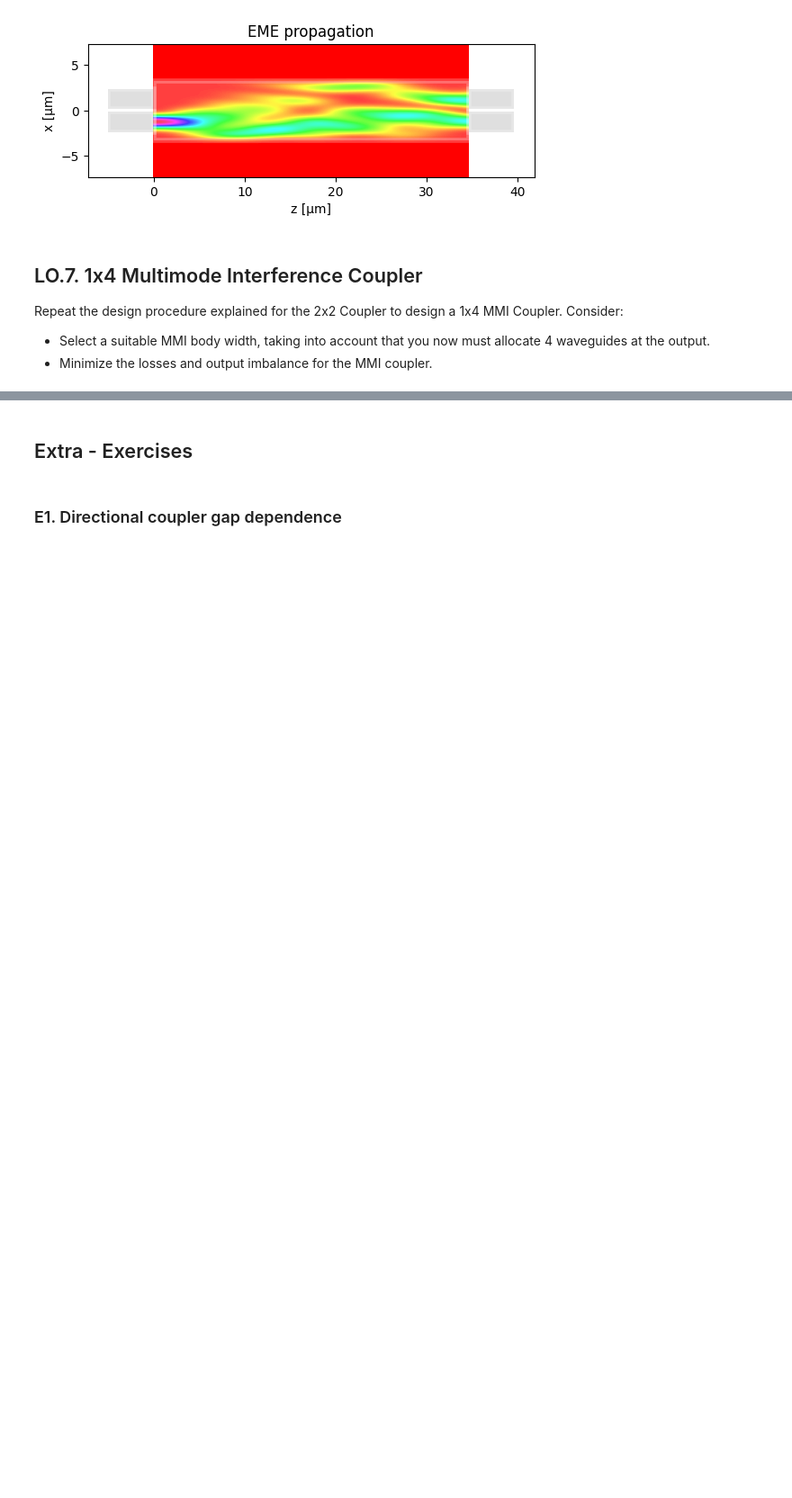
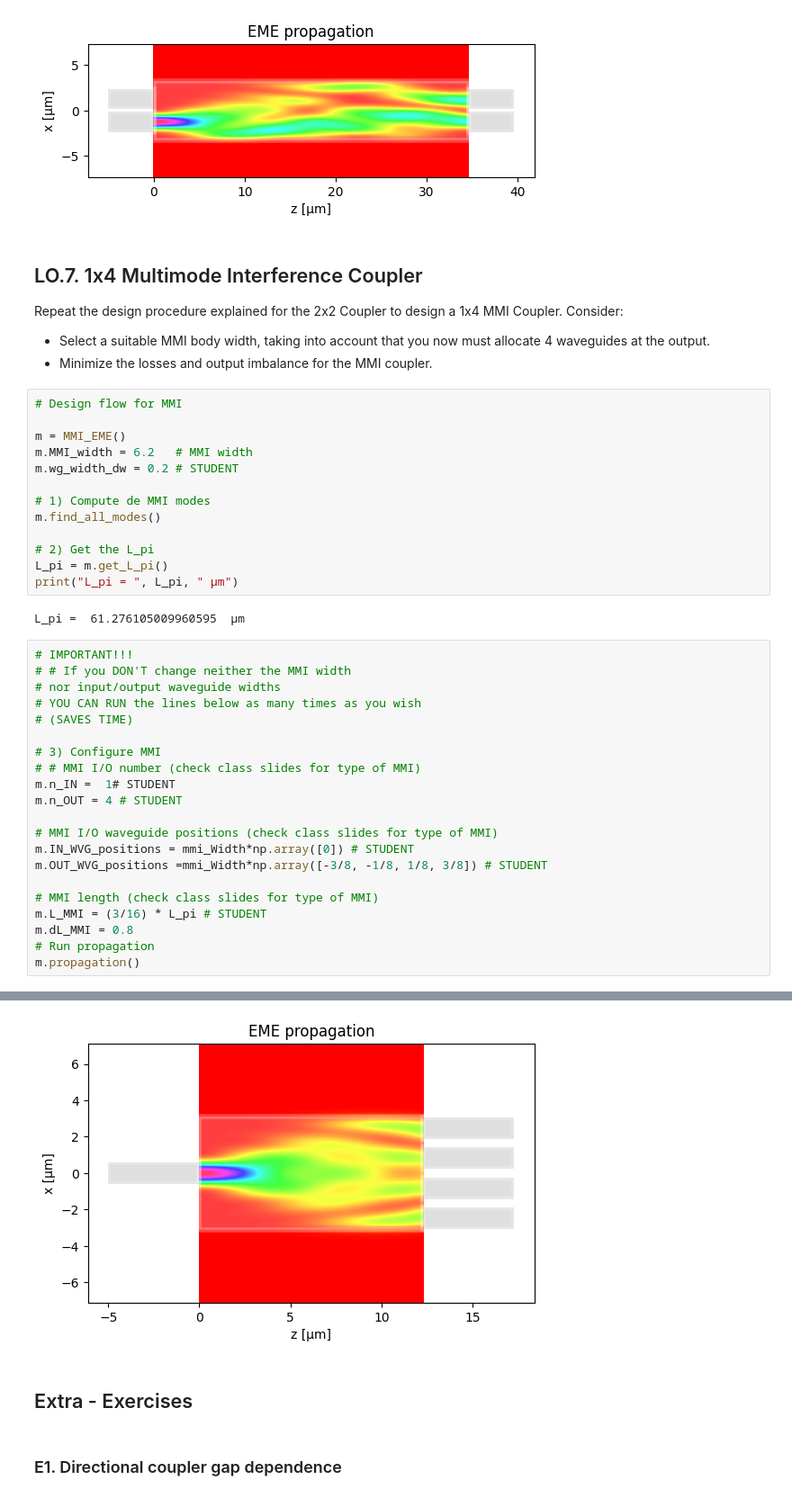
Before and after one commit to ltorjua/cifoin-lab2, a Jupyter notebook: COUPLERS_Student.ipynb, the cells around one changed output, grey strips where cells are left out. Shown at 90% size. Saved outputs shown, nothing was run; the diff lists cells and outputs as text; blank space fills up the shorter version.

```diff
--- a/COUPLERS_Student.ipynb
+++ b/COUPLERS_Student.ipynb
@@ -858,3 +858,40 @@ Ratio over OUTs ['0.4999', '0.5001']
 Repeat the design procedure explained for the 2x2 Coupler to design a 1x4 MMI Coupler. Consider:
 - Select a suitable MMI body width, taking into account that you now must allocate 4 waveguides at the output.
 - Minimize the losses and output imbalance for the MMI coupler.
+# %%
+# Design flow for MMI
+
+m = MMI_EME()
+m.MMI_width = 6.2   # MMI width
+m.wg_width_dw = 0.2 # STUDENT
+
+# 1) Compute de MMI modes
+m.find_all_modes()
+
+# 2) Get the L_pi
+L_pi = m.get_L_pi()
+print("L_pi = ", L_pi, " µm")
+# %% [output]
+L_pi =  61.276105009960595  µm
+# %%
+# IMPORTANT!!!
+# # If you DON'T change neither the MMI width
+# nor input/output waveguide widths
+# YOU CAN RUN the lines below as many times as you wish
+# (SAVES TIME)
+
+# 3) Configure MMI
+# # MMI I/O number (check class slides for type of MMI)
+m.n_IN =  1# STUDENT
+m.n_OUT = 4 # STUDENT
+
+# MMI I/O waveguide positions (check class slides for type of MMI)
+m.IN_WVG_positions = mmi_Width*np.array([0]) # STUDENT
+m.OUT_WVG_positions =mmi_Width*np.array([-3/8, -1/8, 1/8, 3/8]) # STUDENT
+
+# MMI length (check class slides for type of MMI)
+m.L_MMI = (3/16) * L_pi # STUDENT
+m.dL_MMI = 0.8
+# Run propagation
+m.propagation()
+# %% [output]
@@ -861,3 +910,4 @@ Repeat the design procedure explained for the 2x2 Coupler to design a 1x4 MMI Co
+[figure, added]
 # %% [markdown]
 ## Extra - Exercises
 # %% [markdown]
```
Also changed, not shown: parts of 1 cell of this notebook, 1 other file.
